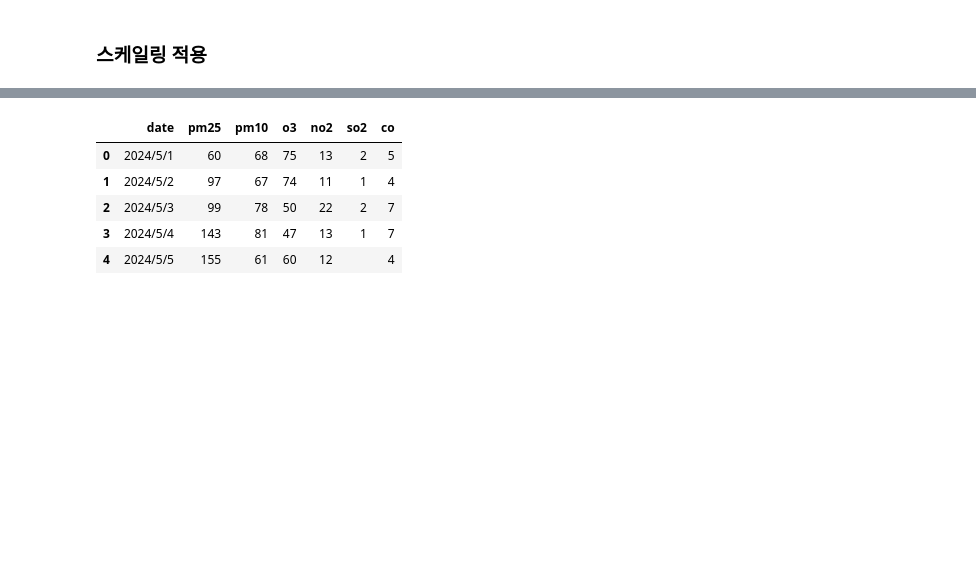
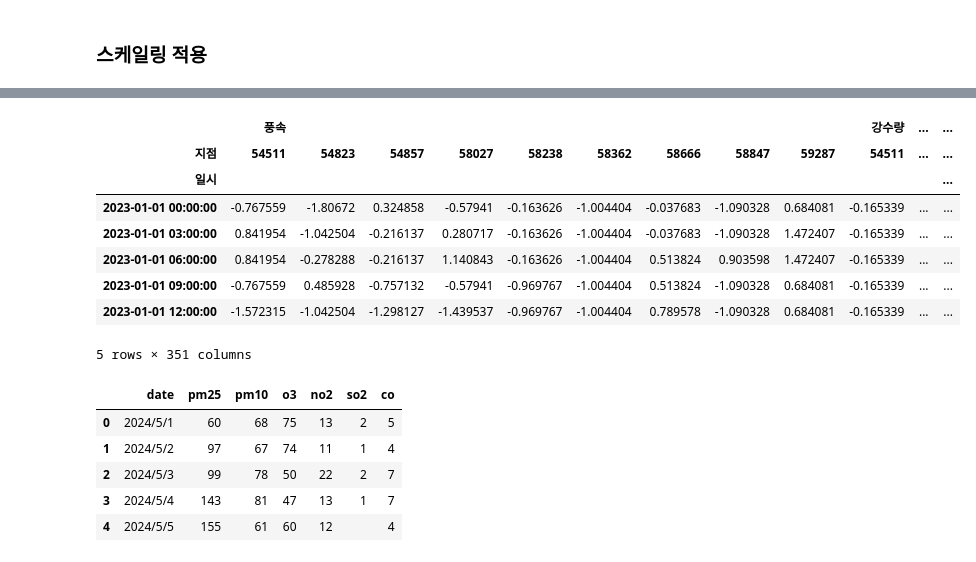
Before and after one commit to sangilhwang/KIT, a Jupyter notebook: FinalProject/02. 프로토타입용 전처리 종합.ipynb, the cells around one changed output, grey strips where cells are left out. Drawn from its saved outputs; the diff is of its cells as text; code cells hidden in the pictures; blank space fills up the shorter version.

```diff
--- a/FinalProject/02. 프로토타입용 전처리 종합.ipynb
+++ b/FinalProject/02. 프로토타입용 전처리 종합.ipynb
@@ -642,0 +331,12 @@ final_df.tail()
+# %%
+china_pivot.head()
+# %% [output]
+|  | 풍속 |  |  |  |  |  |  |  |  | 강수량 | ... | ... |
+| 지점 | 54511 | 54823 | 54857 | 58027 | 58238 | 58362 | 58666 | 58847 | 59287 | 54511 | ... | ... |
+| 일시 |  |  |  |  |  |  |  |  |  |  |  | ... |
+| 2023-01-01 00:00:00 | -0.767559 | -1.80672 | 0.324858 | -0.57941 | -0.163626 | -1.004404 | -0.037683 | -1.090328 | 0.684081 | -0.165339 | ... | ... |
+| 2023-01-01 03:00:00 | 0.841954 | -1.042504 | -0.216137 | 0.280717 | -0.163626 | -1.004404 | -0.037683 | -1.090328 | 1.472407 | -0.165339 | ... | ... |
+| 2023-01-01 06:00:00 | 0.841954 | -0.278288 | -0.216137 | 1.140843 | -0.163626 | -1.004404 | 0.513824 | 0.903598 | 1.472407 | -0.165339 | ... | ... |
+| 2023-01-01 09:00:00 | -0.767559 | 0.485928 | -0.757132 | -0.57941 | -0.969767 | -1.004404 | 0.513824 | -1.090328 | 0.684081 | -0.165339 | ... | ... |
+| 2023-01-01 12:00:00 | -1.572315 | -1.042504 | -1.298127 | -1.439537 | -0.969767 | -1.004404 | 0.789578 | -1.090328 | 0.684081 | -0.165339 | ... | ... |
+5 rows × 351 columns
```
Also changed, not shown: parts of 93 cells of this notebook, 6 other files.
